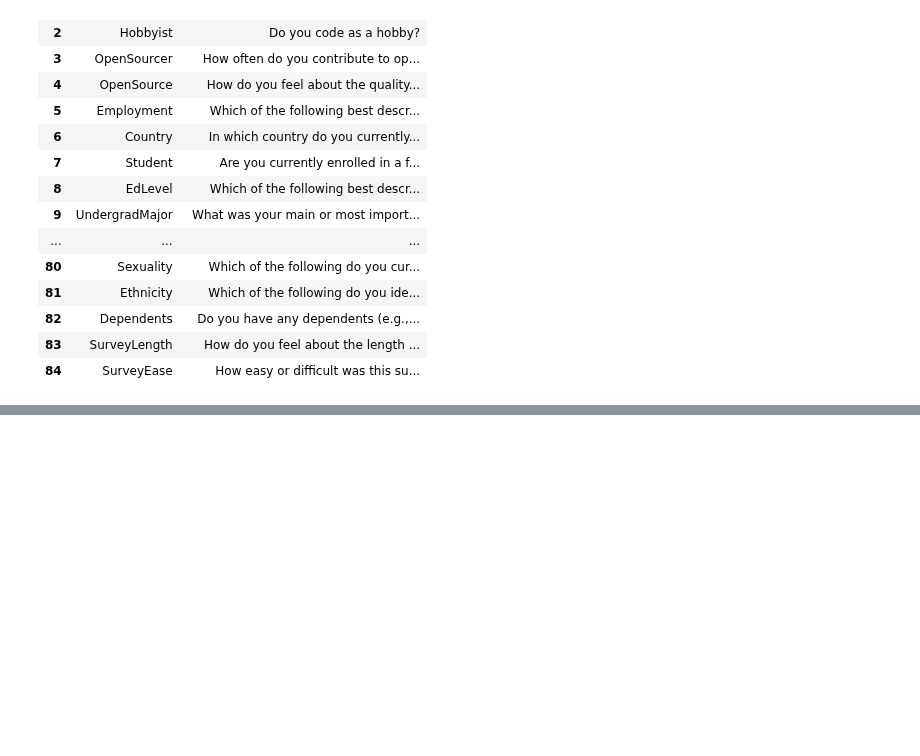
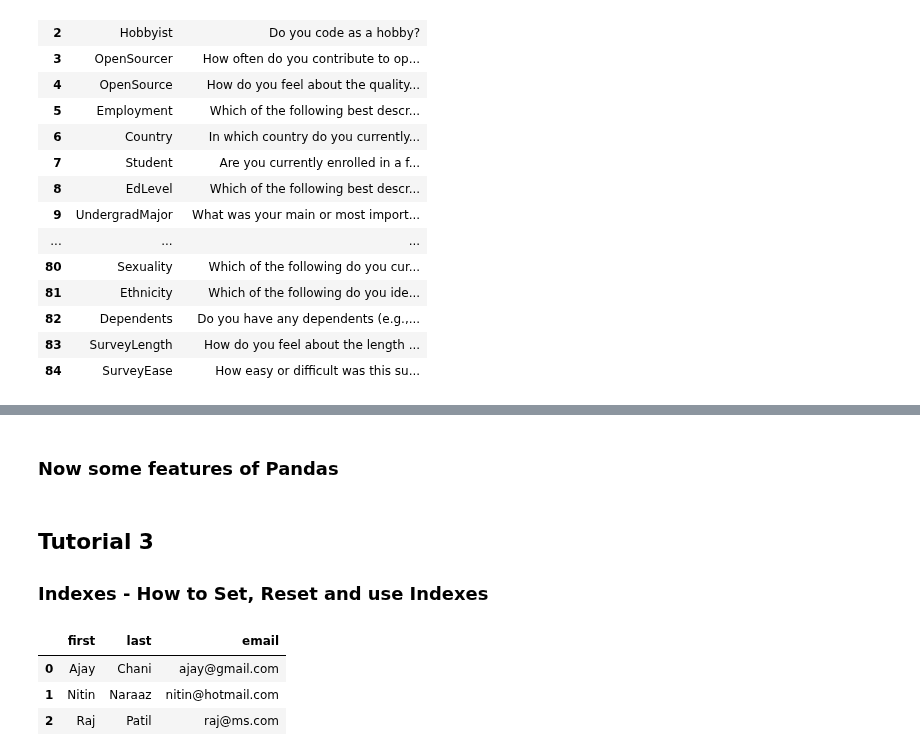
Before and after one commit to achani/data_analysis, a Jupyter notebook: src/pandas_demo.ipynb, the cells around one changed output, grey strips where cells are left out. Saved outputs shown, nothing was run; the diff lists cells and outputs as text; code cells hidden in the pictures; blank space fills up the shorter version.

```diff
--- a/src/pandas_demo.ipynb
+++ b/src/pandas_demo.ipynb
@@ -56,0 +72,9 @@ schema_df
+# %%
+people = {
+    "first" : ["Ajay" , "Nitin" , "Raj" ],
+    "last" : ["Chani", "Naraaz", "Patil"],
+    "email" : ["ajay@gmail.com", "nitin@hotmail.com" , "raj@ms.com" ]
+}
+# %%
+#we can create a DF from a dictionary
+df_temp = pd.DataFrame(people)
@@ -56,0 +133,2 @@ schema_df
+# %% [markdown]
+### Now some features of Pandas
@@ -56,0 +142,11 @@ schema_df
+# %% [markdown]
+## Tutorial 3
+### Indexes - How to Set, Reset and use Indexes
+# %%
+#back to small DataFrame
+df_temp
+# %% [output]
+|  | first | last | email |
+| 0 | Ajay | Chani | ajay@gmail.com |
+| 1 | Nitin | Naraaz | nitin@hotmail.com |
+| 2 | Raj | Patil | raj@ms.com |
```
Also changed, not shown: parts of 17 cells of this notebook.
